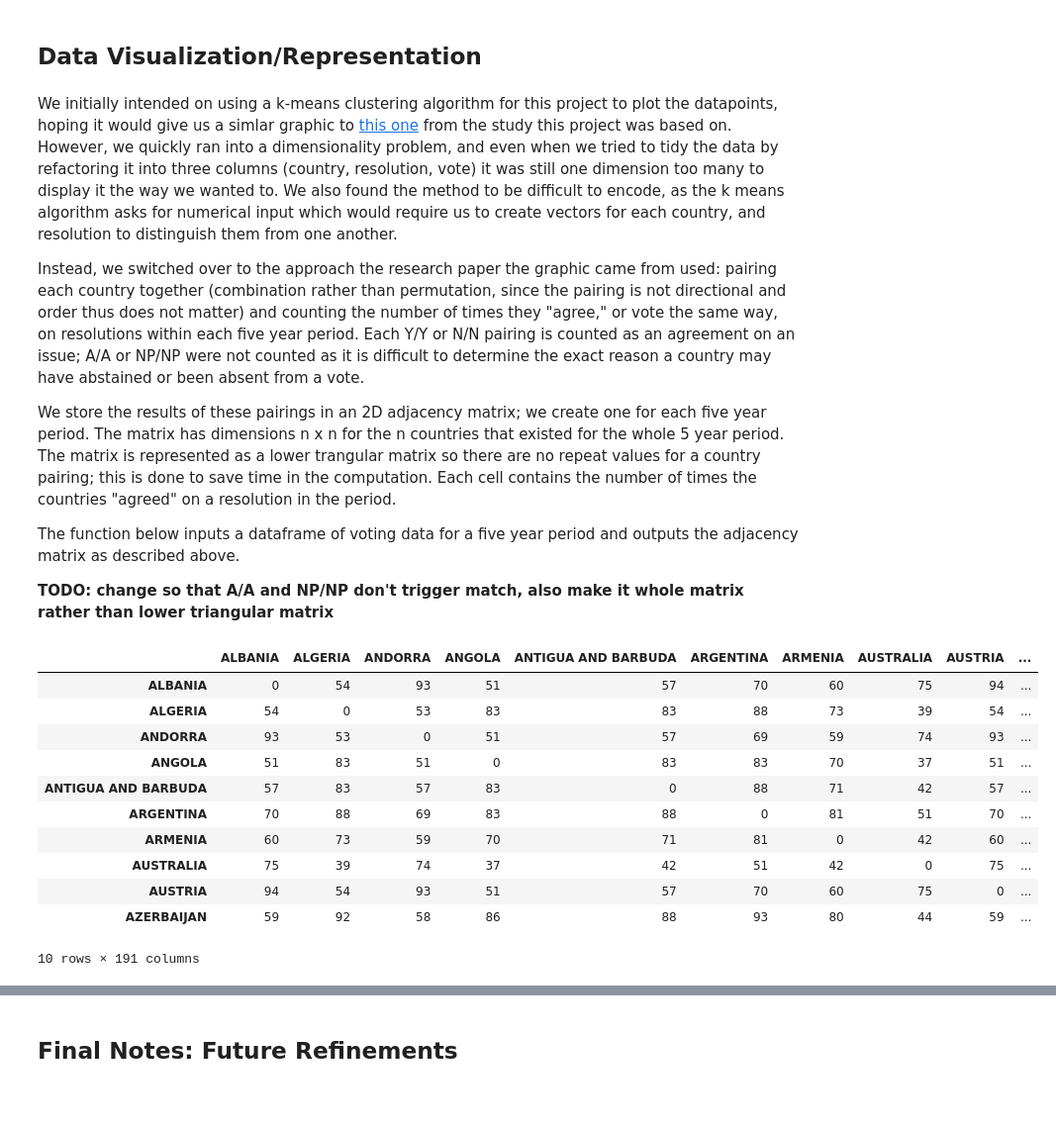
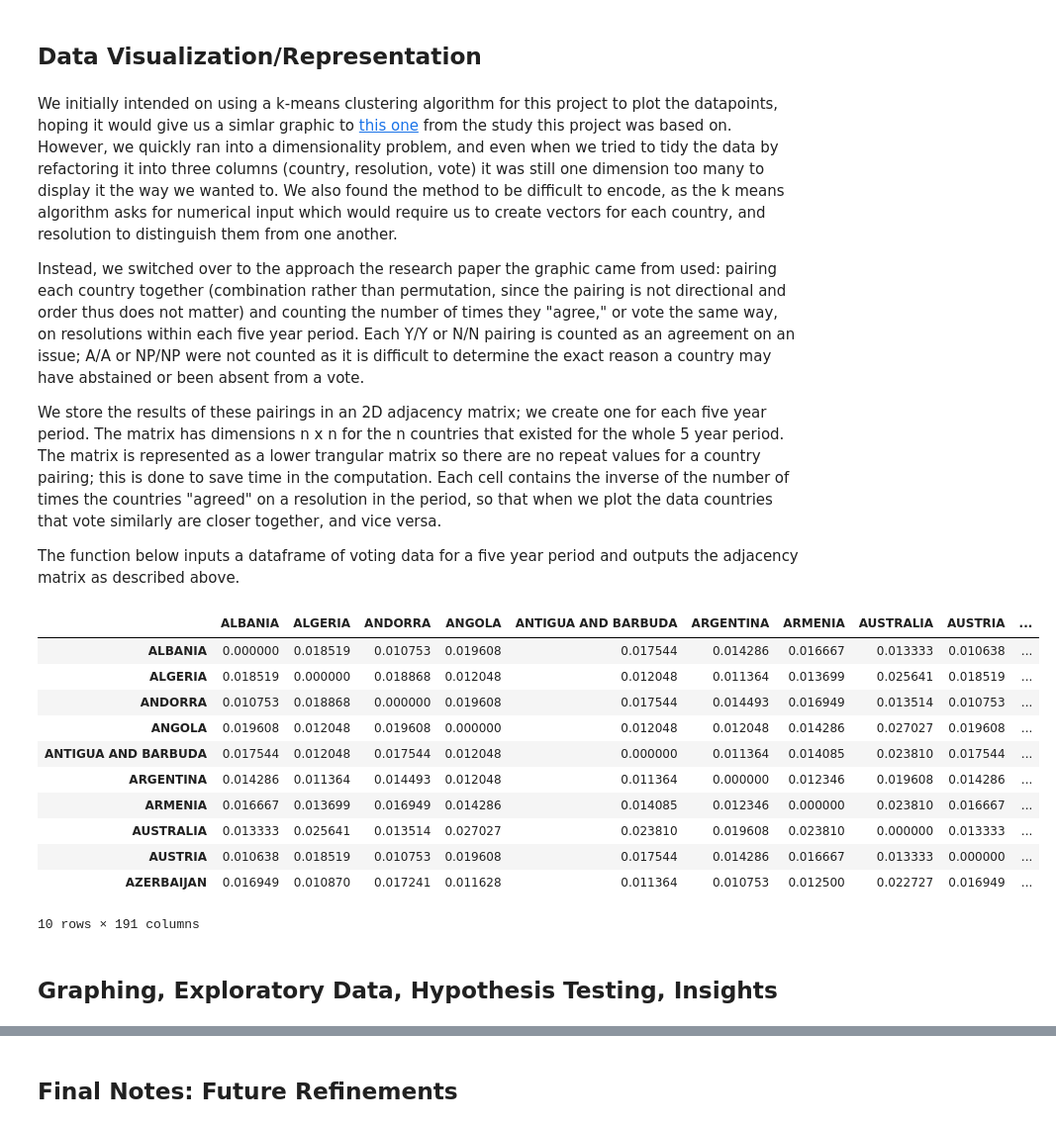
Before and after one commit to lbrown98/un-voting-patterns, a Jupyter notebook: get_un_voting_data.ipynb, the cells around one changed output, grey strips where cells are left out. Shown at 99% size. Saved outputs shown, nothing was run; the diff lists cells and outputs as text; code cells hidden in the pictures; blank space fills up the shorter version.

```diff
--- a/get_un_voting_data.ipynb
+++ b/get_un_voting_data.ipynb
@@ -415,11 +415,9 @@ We initially intended on using a k-means clustering algorithm for this project t
 
 Instead, we switched over to the approach the research paper the graphic came from used: pairing each country together (combination rather than permutation, since the pairing is not directional and order thus does not matter) and counting the number of times they "agree," or vote the same way, on resolutions within each five year period. Each Y/Y or N/N pairing is counted as an agreement on an issue; A/A or NP/NP were not counted as it is difficult to determine the exact reason a country may have abstained or been absent from a vote.
 
-We store the results of these pairings in an 2D adjacency matrix; we create one for each five year period. The matrix has dimensions n x n for the n countries that existed for the whole 5 year period. The matrix is represented as a lower trangular matrix so there are no repeat values for a country pairing; this is done to save time in the computation. Each cell contains the number of times the countries "agreed" on a resolution in the period.
+We store the results of these pairings in an 2D adjacency matrix; we create one for each five year period. The matrix has dimensions n x n for the n countries that existed for the whole 5 year period. The matrix is represented as a lower trangular matrix so there are no repeat values for a country pairing; this is done to save time in the computation. Each cell contains the inverse of the number of times the countries "agreed" on a resolution in the period, so that when we plot the data countries that vote similarly are closer together, and vice versa.
 
 The function below inputs a dataframe of voting data for a five year period and outputs the adjacency matrix as described above.
-
-**TODO: change so that A/A and NP/NP don't trigger match, also make it whole matrix rather than lower triangular matrix**
 # %%
 # create matrices for each chunk
 def tomatrix(df):
@@ -433,45 +431,50 @@ def tomatrix(df):
         ivotes = tp_df[i].tolist()
         for k in tp_df.columns:
             kvotes = tp_df[k].tolist()
             counter = 0
             if i == k:
                 i_list.append(0)
             else:
                 for idx in range(0, len(kvotes)):
                     if ivotes[idx] in ['Y', 'N']:
                         if ivotes[idx] == kvotes[idx]:
                             counter = counter+1
-                i_list.append(counter)
+                if counter == 0:
+                    i_list.append(counter)
+                else:
+                    i_list.append(1/counter)
 
         mtrx.append(i_list)
     mtrxdf = pd.DataFrame(mtrx)
     mtrxdf.columns = countries # rename rows & columns to countries
     mtrxdf.index = countries
     return mtrxdf
 
 # all matrices per 5 year chunk
 mtrx1983 = tomatrix(df1983)
 mtrx1988 = tomatrix(df1988)
 mtrx1993 = tomatrix(df1993)
 mtrx1998 = tomatrix(df1998)
 mtrx2003 = tomatrix(df2003)
 mtrx2008 = tomatrix(df2008)
 mtrx2013 = tomatrix(df2013)
 mtrx2018 = tomatrix(df2018)
 mtrx2018.head(10)
 # %% [output]
 |  | ALBANIA | ALGERIA | ANDORRA | ANGOLA | ANTIGUA AND BARBUDA | ARGENTINA | ARMENIA | AUSTRALIA | AUSTRIA | ... |
-| ALBANIA | 0 | 54 | 93 | 51 | 57 | 70 | 60 | 75 | 94 | ... |
-| ALGERIA | 54 | 0 | 53 | 83 | 83 | 88 | 73 | 39 | 54 | ... |
-| ANDORRA | 93 | 53 | 0 | 51 | 57 | 69 | 59 | 74 | 93 | ... |
-| ANGOLA | 51 | 83 | 51 | 0 | 83 | 83 | 70 | 37 | 51 | ... |
-| ANTIGUA AND BARBUDA | 57 | 83 | 57 | 83 | 0 | 88 | 71 | 42 | 57 | ... |
-| ARGENTINA | 70 | 88 | 69 | 83 | 88 | 0 | 81 | 51 | 70 | ... |
-| ARMENIA | 60 | 73 | 59 | 70 | 71 | 81 | 0 | 42 | 60 | ... |
-| AUSTRALIA | 75 | 39 | 74 | 37 | 42 | 51 | 42 | 0 | 75 | ... |
-| AUSTRIA | 94 | 54 | 93 | 51 | 57 | 70 | 60 | 75 | 0 | ... |
-| AZERBAIJAN | 59 | 92 | 58 | 86 | 88 | 93 | 80 | 44 | 59 | ... |
+| ALBANIA | 0.000000 | 0.018519 | 0.010753 | 0.019608 | 0.017544 | 0.014286 | 0.016667 | 0.013333 | 0.010638 | ... |
+| ALGERIA | 0.018519 | 0.000000 | 0.018868 | 0.012048 | 0.012048 | 0.011364 | 0.013699 | 0.025641 | 0.018519 | ... |
+| ANDORRA | 0.010753 | 0.018868 | 0.000000 | 0.019608 | 0.017544 | 0.014493 | 0.016949 | 0.013514 | 0.010753 | ... |
+| ANGOLA | 0.019608 | 0.012048 | 0.019608 | 0.000000 | 0.012048 | 0.012048 | 0.014286 | 0.027027 | 0.019608 | ... |
+| ANTIGUA AND BARBUDA | 0.017544 | 0.012048 | 0.017544 | 0.012048 | 0.000000 | 0.011364 | 0.014085 | 0.023810 | 0.017544 | ... |
+| ARGENTINA | 0.014286 | 0.011364 | 0.014493 | 0.012048 | 0.011364 | 0.000000 | 0.012346 | 0.019608 | 0.014286 | ... |
+| ARMENIA | 0.016667 | 0.013699 | 0.016949 | 0.014286 | 0.014085 | 0.012346 | 0.000000 | 0.023810 | 0.016667 | ... |
+| AUSTRALIA | 0.013333 | 0.025641 | 0.013514 | 0.027027 | 0.023810 | 0.019608 | 0.023810 | 0.000000 | 0.013333 | ... |
+| AUSTRIA | 0.010638 | 0.018519 | 0.010753 | 0.019608 | 0.017544 | 0.014286 | 0.016667 | 0.013333 | 0.000000 | ... |
+| AZERBAIJAN | 0.016949 | 0.010870 | 0.017241 | 0.011628 | 0.011364 | 0.010753 | 0.012500 | 0.022727 | 0.016949 | ... |
 10 rows × 191 columns
+# %% [markdown]
+## **Graphing, Exploratory Data, Hypothesis Testing, Insights**
 # %% [markdown]
 At this point, we had essentially run out of time while trying to graph each matrix. We had intended on displaying a series of graphs that visualized the change in voting blocs over time, similar to the one in the paper that inspired the project. While displaying the graph, however, we had a difficult time determining what specific graph layout was best for our plot, and how to customize the graphs to make the data easiest to read and understand.
 
```
Also changed, not shown: parts of 6 cells of this notebook, 1 other file.
